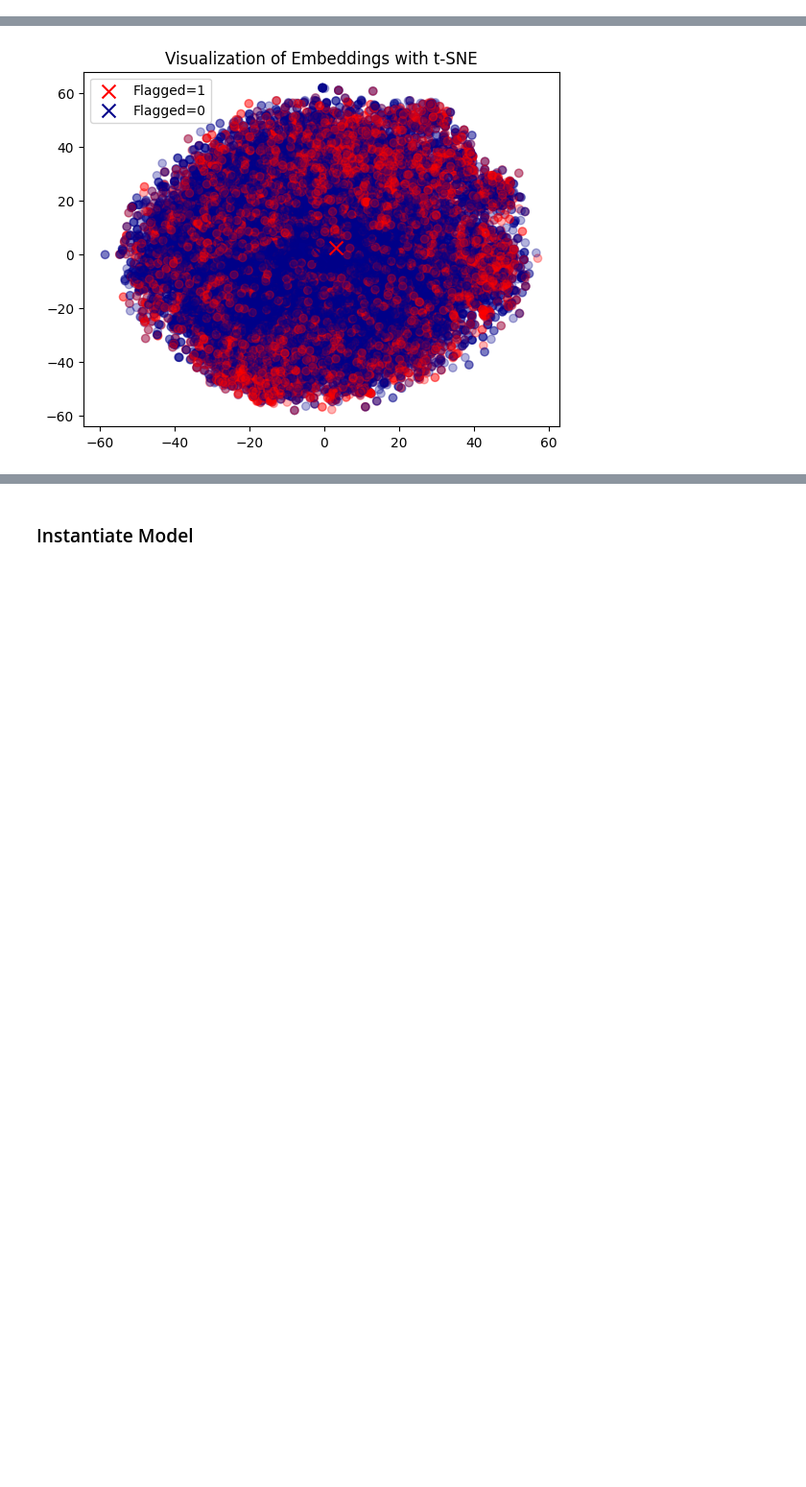
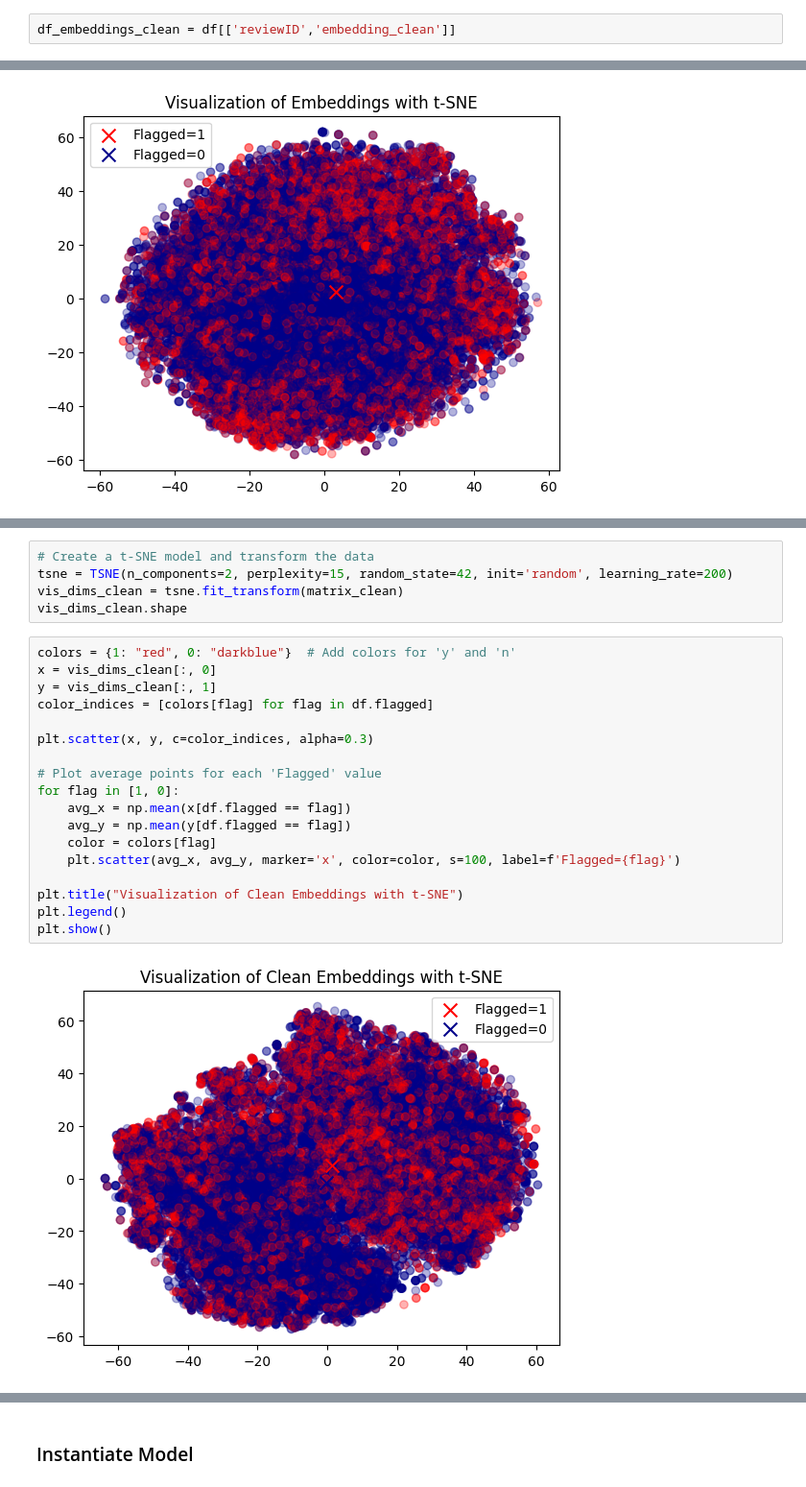
Before and after one commit to jesper1212/BT4012_Reviews, a Jupyter notebook: Notebooks/feature engineering/feature_engineering.ipynb, the cells around one changed output, grey strips where cells are left out. Shown at 96% size. Drawn from its saved outputs; the diff is of its cells as text; blank space fills up the shorter version.

```diff
--- a/Notebooks/feature engineering/feature_engineering.ipynb
+++ b/Notebooks/feature engineering/feature_engineering.ipynb
@@ -346,3 +376,5 @@ df['embedding'] = df['reviewContent'].apply(lambda x: embed_text_in_row({'review
+# %%
+df_embeddings_clean = df[['reviewID','embedding_clean']]
 # %%
 df_embeddings = df[['reviewID','embedding']]
 # %%
@@ -395,3 +459,28 @@ plt.show()
+# %%
+# Create a t-SNE model and transform the data
+tsne = TSNE(n_components=2, perplexity=15, random_state=42, init='random', learning_rate=200)
+vis_dims_clean = tsne.fit_transform(matrix_clean)
+vis_dims_clean.shape
+# %%
+colors = {1: "red", 0: "darkblue"}  # Add colors for 'y' and 'n'
+x = vis_dims_clean[:, 0]
+y = vis_dims_clean[:, 1]
+color_indices = [colors[flag] for flag in df.flagged]
+
+plt.scatter(x, y, c=color_indices, alpha=0.3)
+
+# Plot average points for each 'Flagged' value
+for flag in [1, 0]:
+    avg_x = np.mean(x[df.flagged == flag])
+    avg_y = np.mean(y[df.flagged == flag])
+    color = colors[flag]
+    plt.scatter(avg_x, avg_y, marker='x', color=color, s=100, label=f'Flagged={flag}')
+
+plt.title("Visualization of Clean Embeddings with t-SNE")
+plt.legend()
+plt.show()
+# %% [output]
+[figure, added]
 # %%
 for flag in [1, 0]:
     avg_x = np.mean(x[df.flagged == flag])
```
Also changed, not shown: parts of 9 cells of this notebook.
